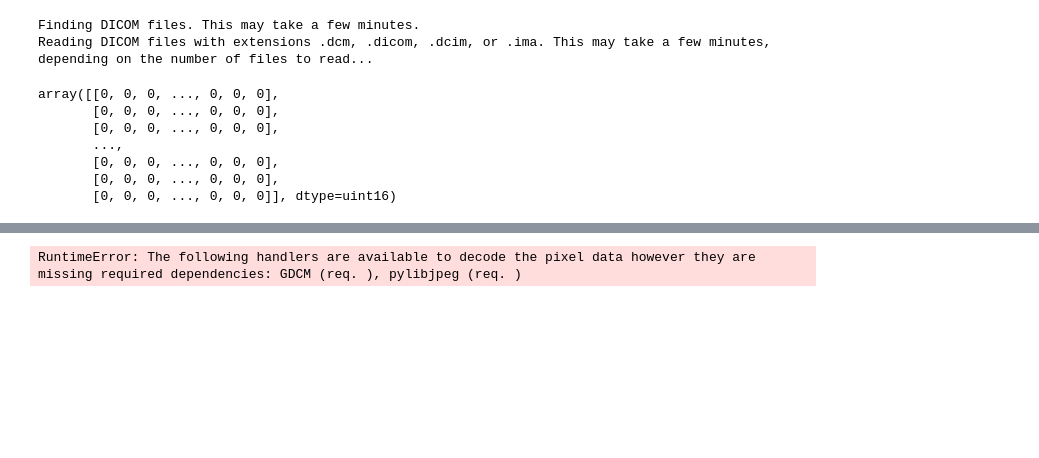
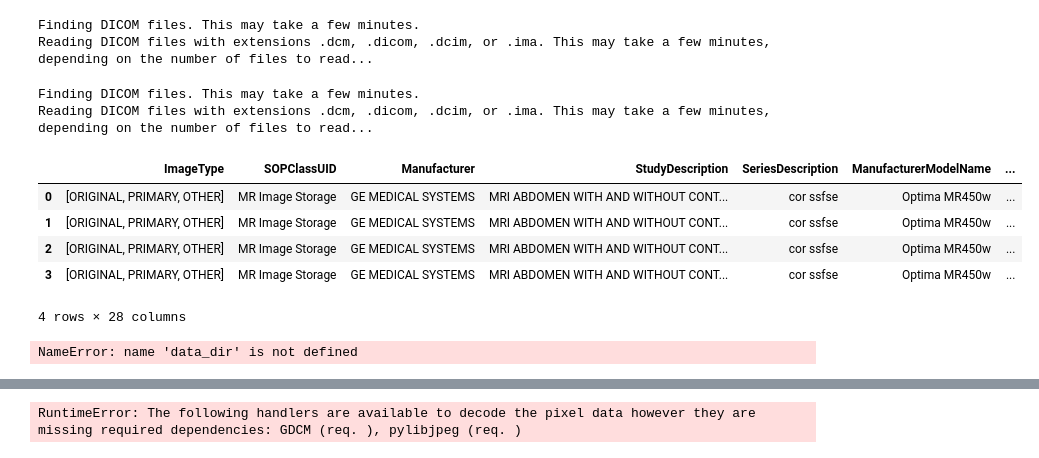
Before and after one commit to mille055/stanford_project, a Jupyter notebook: notebooks/AIPI540_IP_fusion_classifier.ipynb, the cells around one changed output, grey strips where cells are left out. Saved outputs shown, nothing was run; the diff lists cells and outputs as text; code cells hidden in the pictures; blank space fills up the shorter version.

```diff
--- a/notebooks/AIPI540_IP_fusion_classifier.ipynb
+++ b/notebooks/AIPI540_IP_fusion_classifier.ipynb
@@ -1062,18 +1052,22 @@ _, new_scan_df = get_dicoms(data_dir+study_name)
 # %% [output]
 Finding DICOM files. This may take a few minutes.
 Reading DICOM files with extensions .dcm, .dicom, .dcim, or .ima. This may take a few minutes, depending on the number of files to read...
-# %%
-ns1 = new_scan_df.copy()
-q = dcmread(ns1.iloc[0].fname, no_pixels=False)
-q.pixel_array
-# %% [output]
-array([[0, 0, 0, ..., 0, 0, 0],
-       [0, 0, 0, ..., 0, 0, 0],
-       [0, 0, 0, ..., 0, 0, 0],
-       ...,
-       [0, 0, 0, ..., 0, 0, 0],
-       [0, 0, 0, ..., 0, 0, 0],
-       [0, 0, 0, ..., 0, 0, 0]], dtype=uint16)
+# %%
+## open DICOMS and put in dataframe -- the ones straight from visage with no structure do not load...images are there but not '.dicom'
+
+data_dir2 = '/volumes/cm7/unprocessed/'
+study_name2 = '2023-04-17-001/'
+_, new_scan_df2 = get_dicoms(data_dir2+study_name2)
+new_scan_df2
+# %% [output]
+Finding DICOM files. This may take a few minutes.
+Reading DICOM files with extensions .dcm, .dicom, .dcim, or .ima. This may take a few minutes, depending on the number of files to read...
+|  | ImageType | SOPClassUID | Manufacturer | StudyDescription | SeriesDescription | ManufacturerModelName | ... |
+| 0 | [ORIGINAL, PRIMARY, OTHER] | MR Image Storage | GE MEDICAL SYSTEMS | MRI ABDOMEN WITH AND WITHOUT CONT... | cor ssfse | Optima MR450w | ... |
+| 1 | [ORIGINAL, PRIMARY, OTHER] | MR Image Storage | GE MEDICAL SYSTEMS | MRI ABDOMEN WITH AND WITHOUT CONT... | cor ssfse | Optima MR450w | ... |
+| 2 | [ORIGINAL, PRIMARY, OTHER] | MR Image Storage | GE MEDICAL SYSTEMS | MRI ABDOMEN WITH AND WITHOUT CONT... | cor ssfse | Optima MR450w | ... |
+| 3 | [ORIGINAL, PRIMARY, OTHER] | MR Image Storage | GE MEDICAL SYSTEMS | MRI ABDOMEN WITH AND WITHOUT CONT... | cor ssfse | Optima MR450w | ... |
+4 rows × 28 columns
 # %%
 def process_batch(df):
 
@@ -1121,20 +1115,25 @@ def pipeline_new_image_df(data_dir = data_dir, study_name = study_name):
     # create the df of image data
     _, df = get_dicoms(data_dir+study_name)
     df1 = df.copy()
-    df1 = preprocess(df1)
     ## manipulate df prior to evaluation
-    df1 = expand_filename(df, ['blank', 'filename', 'series', 'exam', 'patientID'])
+    df1 = expand_filename(df1, ['blank', 'filename', 'series', 'exam', 'patientID'])
     df1.drop(columns='blank', inplace=True)
     df1['file_info']=df1.fname
     df1['img_num'] = df1.file_info.apply(extract_image_number)
     df1['contrast'] = df1.apply(detect_contrast, axis=1)
     df1['plane'] = df1.apply(compute_plane, axis=1)
     df1['series_num'] = df1.series.apply(lambda x: str(x).split('_')[-1])
+    print('columns before preprocess are', df1.columns)
+
+    df1 = preprocess(df1)
+    print('after preprocessin exam is in columns?', ('exam' in df1.columns))
 
     #process the batch of studies
     processed_frame = process_batch(df1)
 
     return processed_frame
+# %% [output]
+NameError: name 'data_dir' is not defined
 # %%
 pipeline_new_image_df()
 # %% [output]
```
Also changed, not shown: parts of 6 cells of this notebook, 4 other files.
